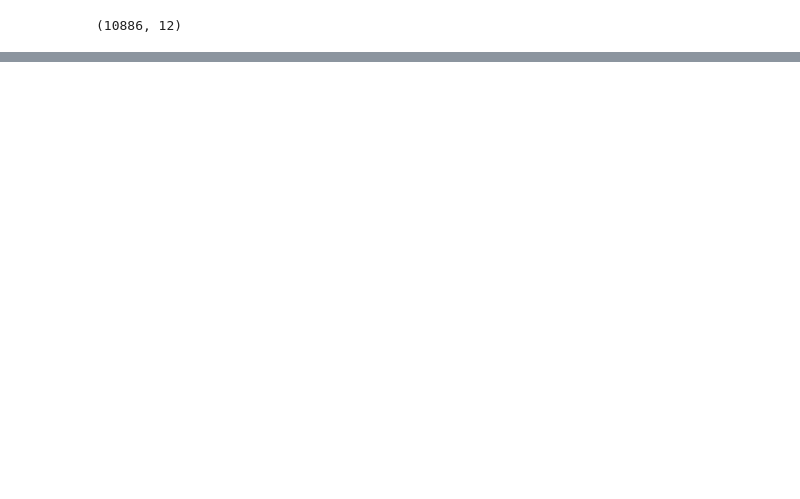
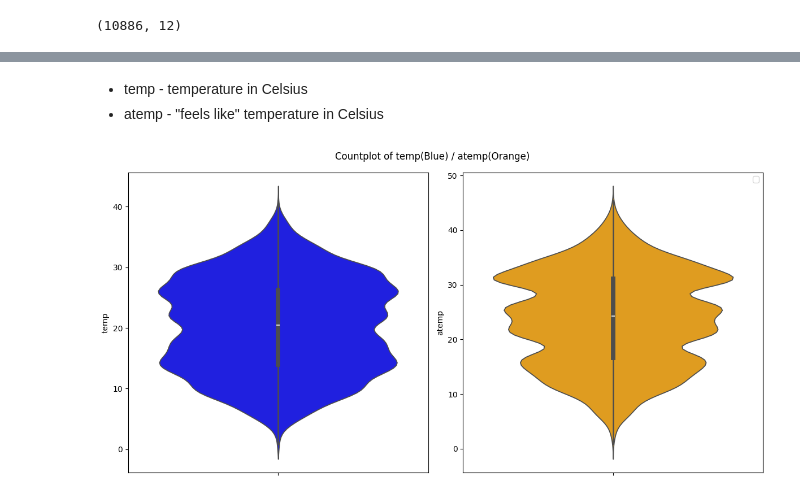
Before and after one commit to coronarita1991/AIFFEL_RESEARCH_STUDY, a Jupyter notebook: 20240522_LMS_Project_JunghoonLee.ipynb, the cells around one changed output, grey strips where cells are left out. Saved outputs shown, nothing was run; the diff lists cells and outputs as text; code cells hidden in the pictures; blank space fills up the shorter version.

```diff
--- a/20240522_LMS_Project_JunghoonLee.ipynb
+++ b/20240522_LMS_Project_JunghoonLee.ipynb
@@ -321,0 +438,14 @@ train.shape
+# %% [markdown]
+- temp - temperature in Celsius
+- atemp - "feels like" temperature in Celsius
+# %%
+fig, axes = plt.subplots(1, 2, figsize=(12, 6))
+
+sns.violinplot(train, y='temp', ax=axes[0], color='blue')
+sns.violinplot(train, y='atemp', ax=axes[1], color='orange')
+plt.legend()
+fig.suptitle("Countplot of temp(Blue) / atemp(Orange)")
+plt.tight_layout()
+plt.show()
+# %% [output]
+[figure, added]
```
Also changed, not shown: parts of 72 cells of this notebook.
